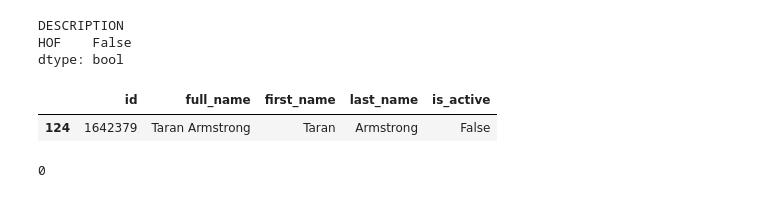
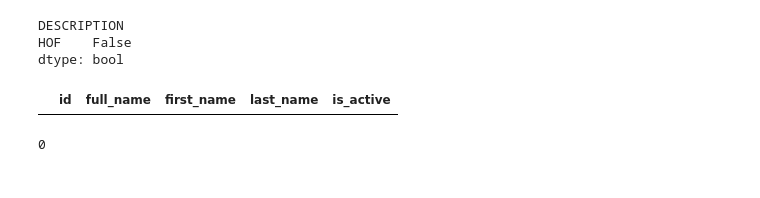
Before and after one commit to bharthun7/nba-hof-predictor, a Jupyter notebook: inactive-scraper-tester.ipynb, the cells around one changed output. Drawn from its saved outputs; the diff is of its cells as text; code cells hidden in the pictures.

```diff
--- a/inactive-scraper-tester.ipynb
+++ b/inactive-scraper-tester.ipynb
@@ -412,11 +412,10 @@ DESCRIPTION
 HOF    False
 dtype: bool
 # %%
-taran=inactives[inactives["full_name"]=="Taran Armstrong"]
-taran
+andy=inactives[inactives["full_name"]=="Andy Anderson"]
+andy
 # %% [output]
 |  | id | full_name | first_name | last_name | is_active |
-| 124 | 1642379 | Taran Armstrong | Taran | Armstrong | False |
 # %%
 len(playercareerstats.PlayerCareerStats(1642379).get_data_frames()[0])
 # %% [output]
```
Also changed, not shown: 1 other file.
